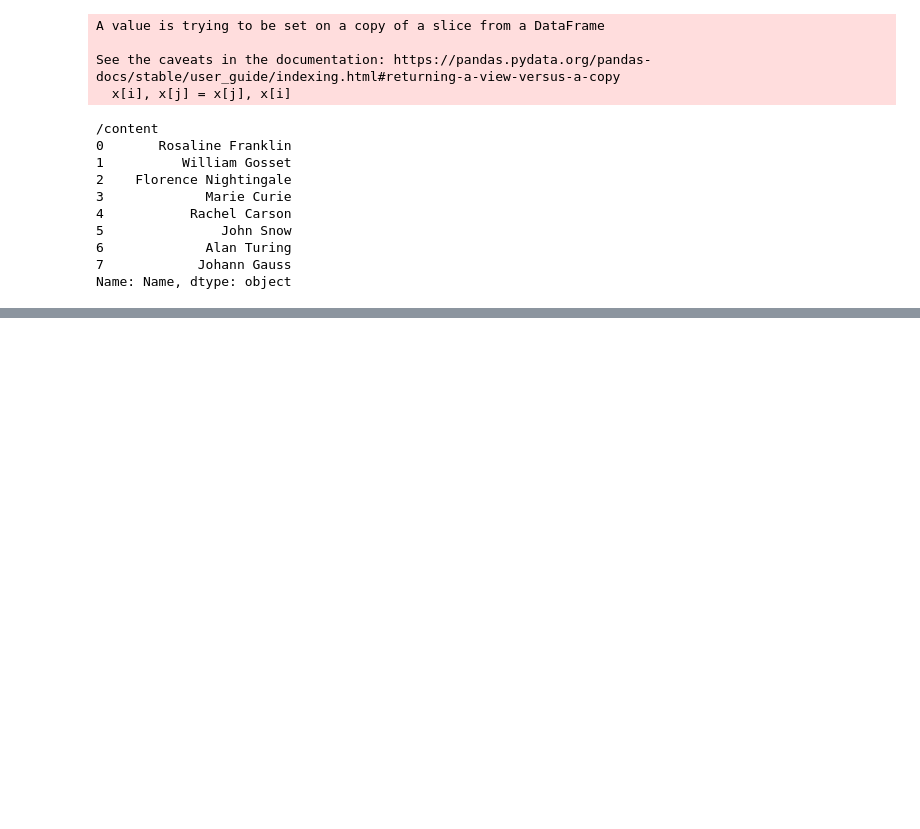
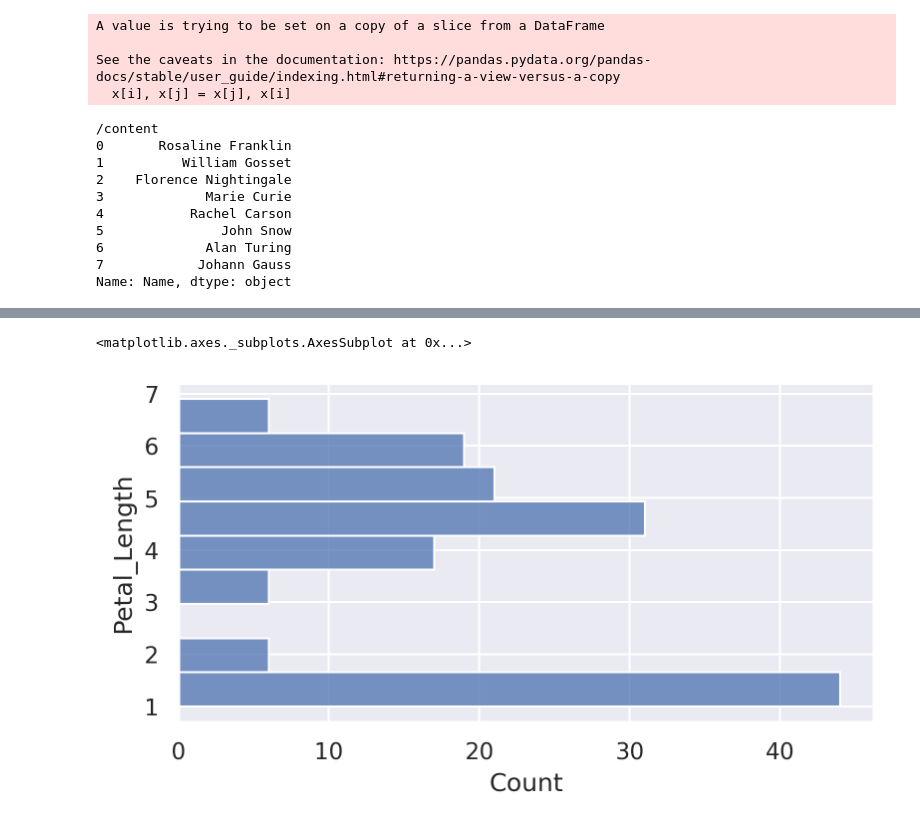
Before and after one commit to yooyeollee/2022, a Jupyter notebook: Untitled13.ipynb, the cells around one changed output, grey strips where cells are left out. Cells and saved outputs as stored; diff of their text form; code cells hidden in the pictures; blank space fills up the shorter version.

```diff
--- a/Untitled13.ipynb
+++ b/Untitled13.ipynb
@@ -805,0 +844,7 @@ Name: Name, dtype: object
+# %%
+## 히스토그램 histogram
+
+sns.histplot( y= "Petal_Length", data = irisData)
+# %% [output]
+<matplotlib.axes._subplots.AxesSubplot at 0x...>
+[figure, added]
```
Also changed, not shown: parts of 8 cells of this notebook.
